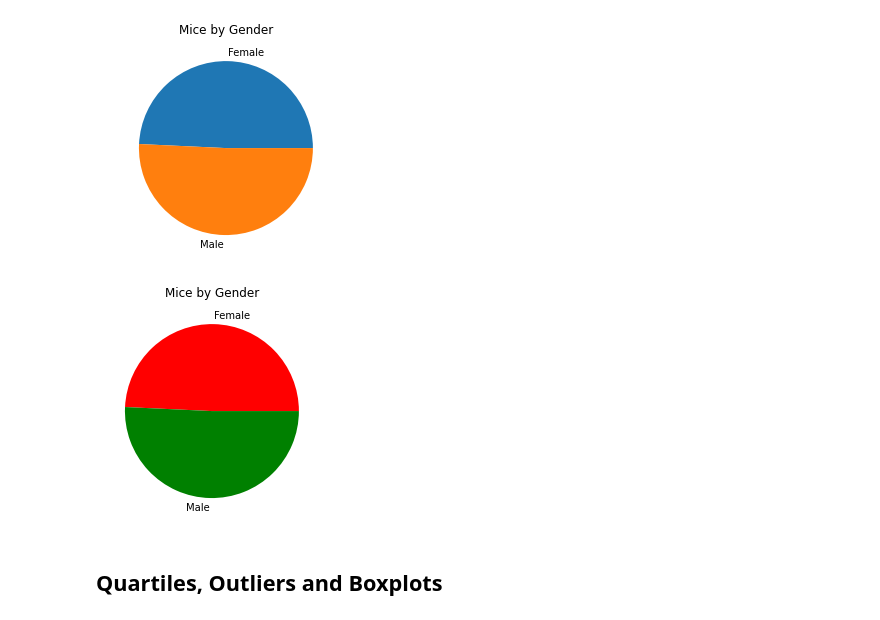
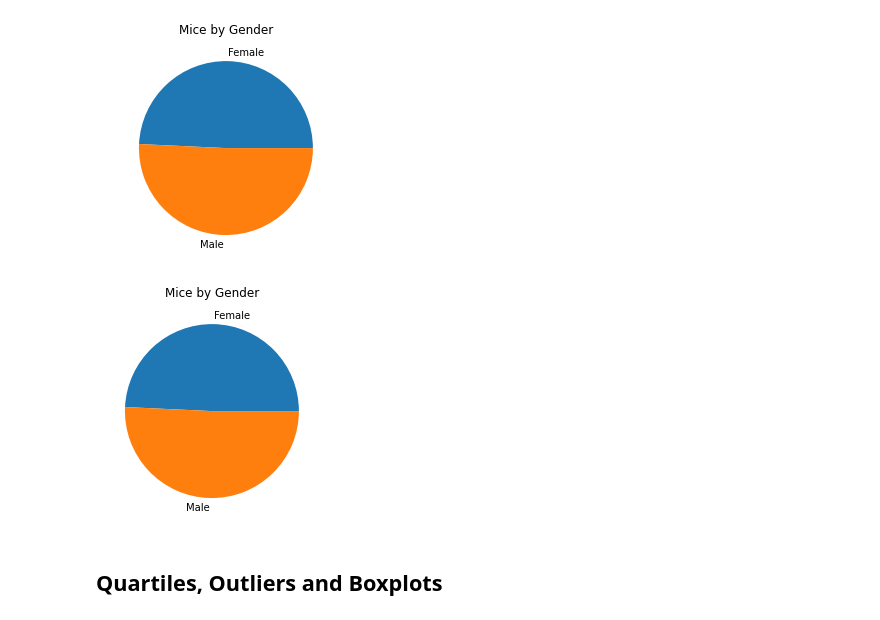
Before and after one commit to marceloflores1/matplotlib-challenge, a Jupyter notebook: pymaceuticals_starter.ipynb, the cells around one changed output. Drawn from its saved outputs; the diff is of its cells as text; code cells hidden in the pictures.

Commit message:
Adjusted previous charts that had to be identical

```diff
--- a/pymaceuticals_starter.ipynb
+++ b/pymaceuticals_starter.ipynb
@@ -182,11 +180,11 @@ ax2_pie = mice_groupby_gender.plot(kind="pie", title="Mice by Gender")
 # %%
 # Generate a pie plot showing the distribution of female versus male mice using pyplot
 gender_labels = mice_groupby_gender.keys()
-plt.pie(mice_groupby_gender, labels=gender_labels, colors=["r","g"])
+plt.pie(mice_groupby_gender, labels=gender_labels)
 plt.title("Mice by Gender")
 plt.show()
 # %% [output]
-[figure, old version]
+[figure, new version]
 # %% [markdown]
 ## Quartiles, Outliers and Boxplots
 # %%
```
Also changed, not shown: parts of 2 cells of this notebook.
